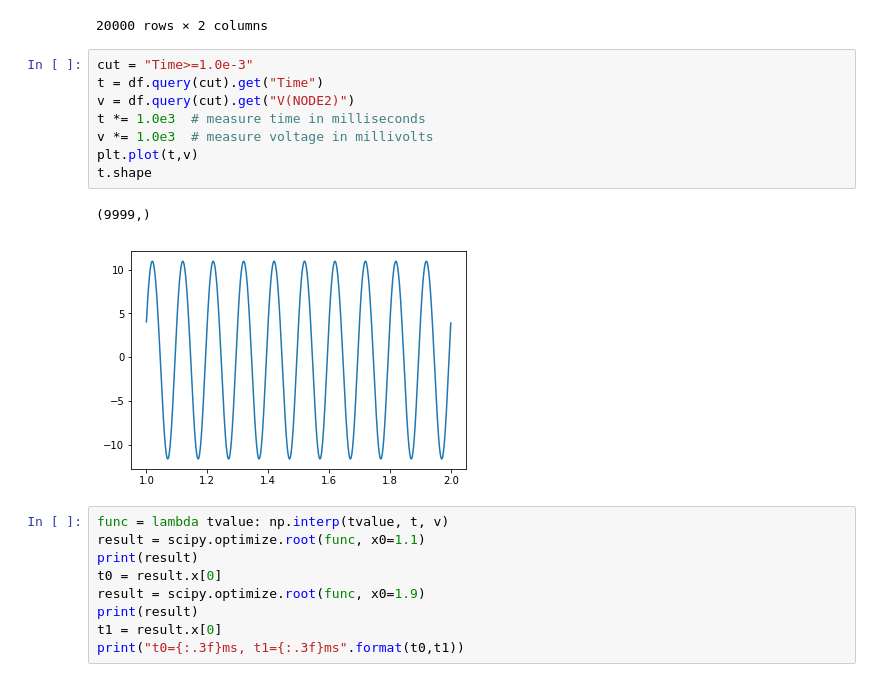
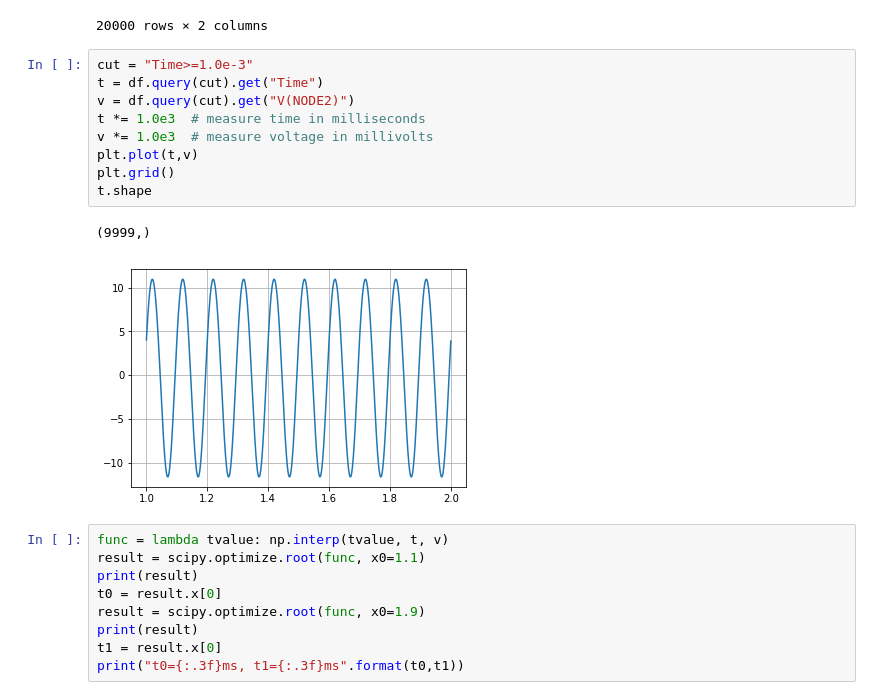
Before and after one commit to ashmanskas/nbpublic, a Jupyter notebook: jk_diode_circuitlab.ipynb, the cells around one changed output. Cells and saved outputs as stored; diff of their text form.

```diff
--- a/jk_diode_circuitlab.ipynb
+++ b/jk_diode_circuitlab.ipynb
@@ -43,14 +43,15 @@ df
 # %%
 cut = "Time>=1.0e-3"
 t = df.query(cut).get("Time")
 v = df.query(cut).get("V(NODE2)")
 t *= 1.0e3  # measure time in milliseconds
 v *= 1.0e3  # measure voltage in millivolts
 plt.plot(t,v)
+plt.grid()
 t.shape
 # %% [output]
 (9999,)
-[figure, old version]
+[figure, new version]
 # %%
 func = lambda tvalue: np.interp(tvalue, t, v)
 result = scipy.optimize.root(func, x0=1.1)
```
Also changed, not shown: parts of 2 cells of this notebook.
